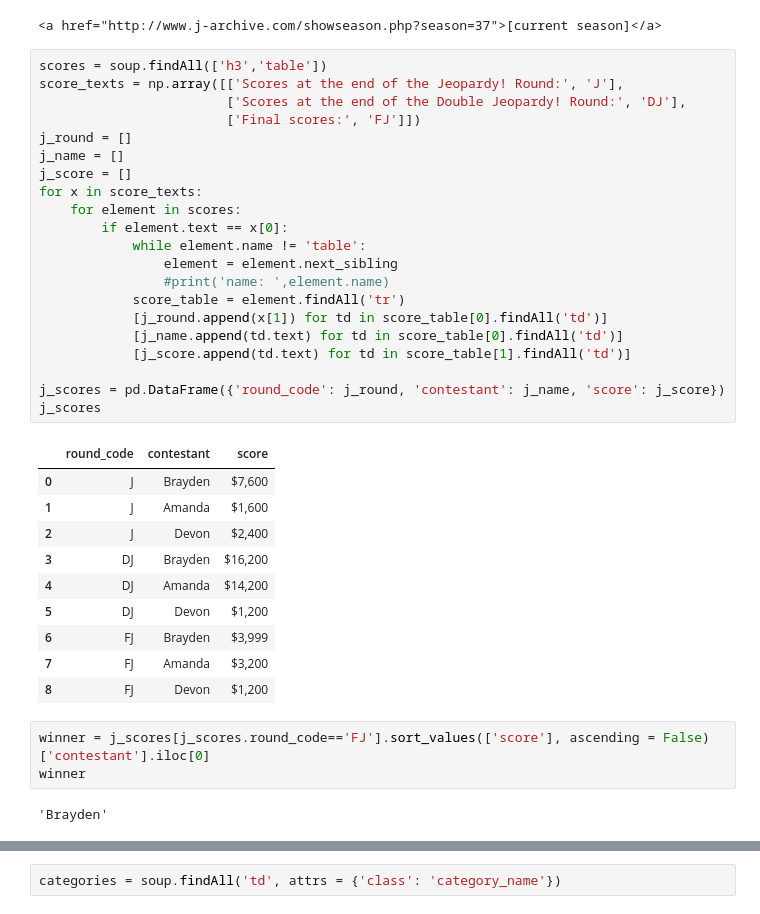
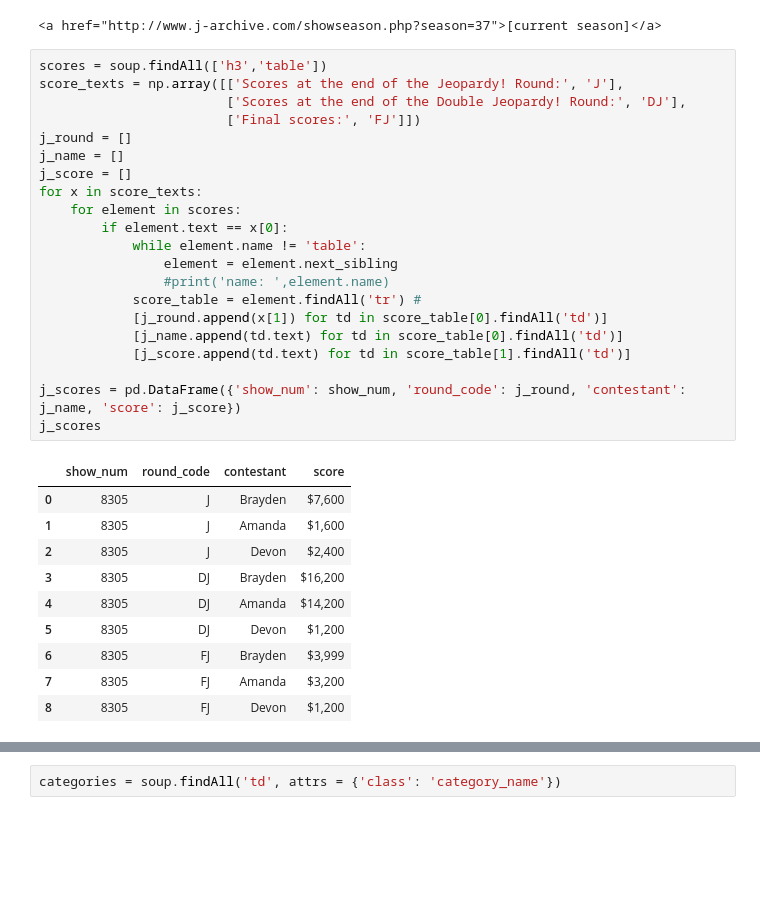
Before and after one commit to maggimckenzie/midcourse_mm, a Jupyter notebook: j_archive_scraping.ipynb, the cells around one changed output, grey strips where cells are left out. Drawn from its saved outputs; the diff is of its cells as text; blank space fills up the shorter version.

```diff
--- a/j_archive_scraping.ipynb
+++ b/j_archive_scraping.ipynb
@@ -174,37 +174,32 @@ season = season['href'].split('=')[1]
 # %%
 scores = soup.findAll(['h3','table'])
 score_texts = np.array([['Scores at the end of the Jeopardy! Round:', 'J'],
                         ['Scores at the end of the Double Jeopardy! Round:', 'DJ'],
                         ['Final scores:', 'FJ']])
 j_round = []
 j_name = []
 j_score = []
 for x in score_texts:
     for element in scores:
         if element.text == x[0]:
             while element.name != 'table':
                 element = element.next_sibling
                 #print('name: ',element.name)
-            score_table = element.findAll('tr')
+            score_table = element.findAll('tr') #
             [j_round.append(x[1]) for td in score_table[0].findAll('td')]
             [j_name.append(td.text) for td in score_table[0].findAll('td')]
             [j_score.append(td.text) for td in score_table[1].findAll('td')]
 
-j_scores = pd.DataFrame({'round_code': j_round, 'contestant': j_name, 'score': j_score})
+j_scores = pd.DataFrame({'show_num': show_num, 'round_code': j_round, 'contestant': j_name, 'score': j_score})
 j_scores
 # %% [output]
-|  | round_code | contestant | score |
-| 0 | J | Brayden | $7,600 |
-| 1 | J | Amanda | $1,600 |
-| 2 | J | Devon | $2,400 |
-| 3 | DJ | Brayden | $16,200 |
-| 4 | DJ | Amanda | $14,200 |
-| 5 | DJ | Devon | $1,200 |
-| 6 | FJ | Brayden | $3,999 |
-| 7 | FJ | Amanda | $3,200 |
-| 8 | FJ | Devon | $1,200 |
+|  | show_num | round_code | contestant | score |
+| 0 | 8305 | J | Brayden | $7,600 |
+| 1 | 8305 | J | Amanda | $1,600 |
+| 2 | 8305 | J | Devon | $2,400 |
+| 3 | 8305 | DJ | Brayden | $16,200 |
+| 4 | 8305 | DJ | Amanda | $14,200 |
+| 5 | 8305 | DJ | Devon | $1,200 |
+| 6 | 8305 | FJ | Brayden | $3,999 |
+| 7 | 8305 | FJ | Amanda | $3,200 |
+| 8 | 8305 | FJ | Devon | $1,200 |
-# %%
-winner = j_scores[j_scores.round_code=='FJ'].sort_values(['score'], ascending = False)['contestant'].iloc[0]
-winner
-# %% [output]
-'Brayden'
```
Also changed, not shown: parts of 8 cells of this notebook.
